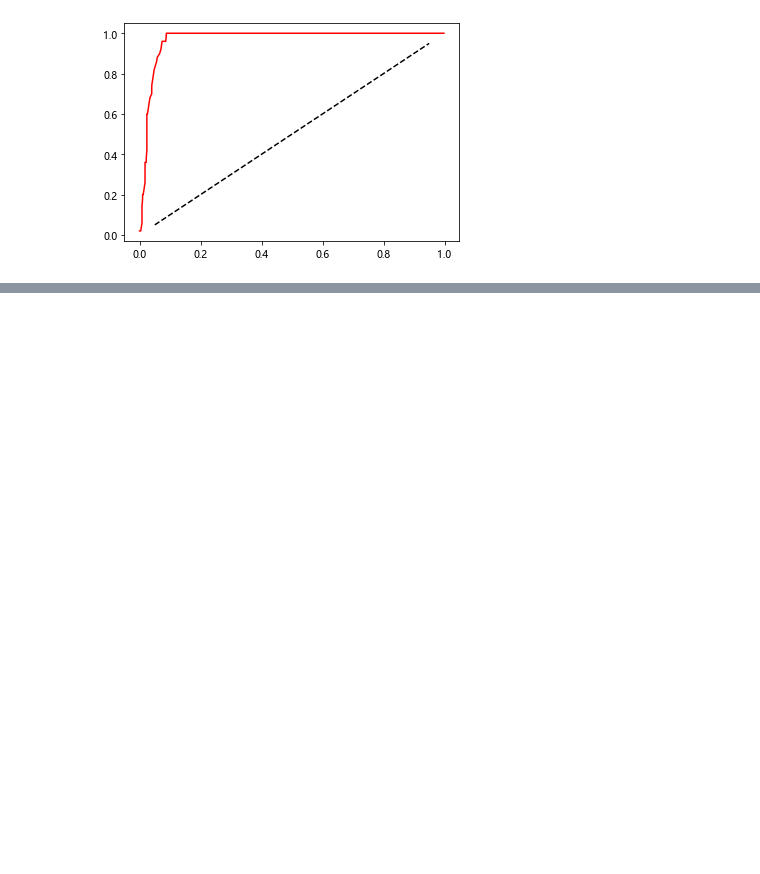
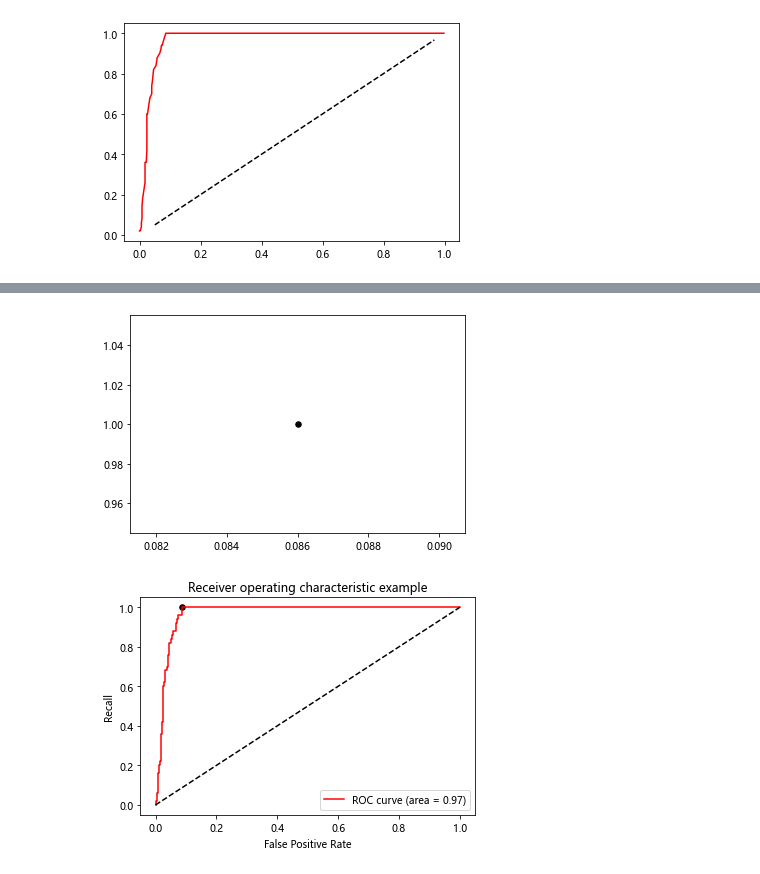
Before and after one commit to LiuTianyong/learn-ml, a Jupyter notebook: svm/样本不均衡.ipynb, the cells around one changed output, grey strips where cells are left out. Saved outputs shown, nothing was run; the diff lists cells and outputs as text; code cells hidden in the pictures; blank space fills up the shorter version.

```diff
--- a/svm/样本不均衡.ipynb
+++ b/svm/样本不均衡.ipynb
@@ -253,0 +279,2 @@ plt.show()
+# %%
+maxindex = (recall - FPR).tolist().index(max(recall - FPR))
@@ -253,0 +285,17 @@ plt.show()
+# %%
+plt.scatter(FPR[maxindex],recall[maxindex],c="black",s=30) #把上述代码放入这段代码中：
+plt.figure()
+plt.plot(FPR, recall, color='red',
+         label='ROC curve (area = %0.2f)' % area)
+plt.plot([0, 1], [0, 1], color='black', linestyle='--')
+plt.scatter(FPR[maxindex],recall[maxindex],c="black",s=30)
+plt.xlim([-0.05, 1.05])
+plt.ylim([-0.05, 1.05])
+plt.xlabel('False Positive Rate')
+plt.ylabel('Recall')
+plt.title('Receiver operating characteristic example')
+plt.legend(loc="lower right")
+plt.show()
+# %% [output]
+[figure, added]
+[figure, added]
```
Also changed, not shown: parts of 7 cells of this notebook, 2 other files.
